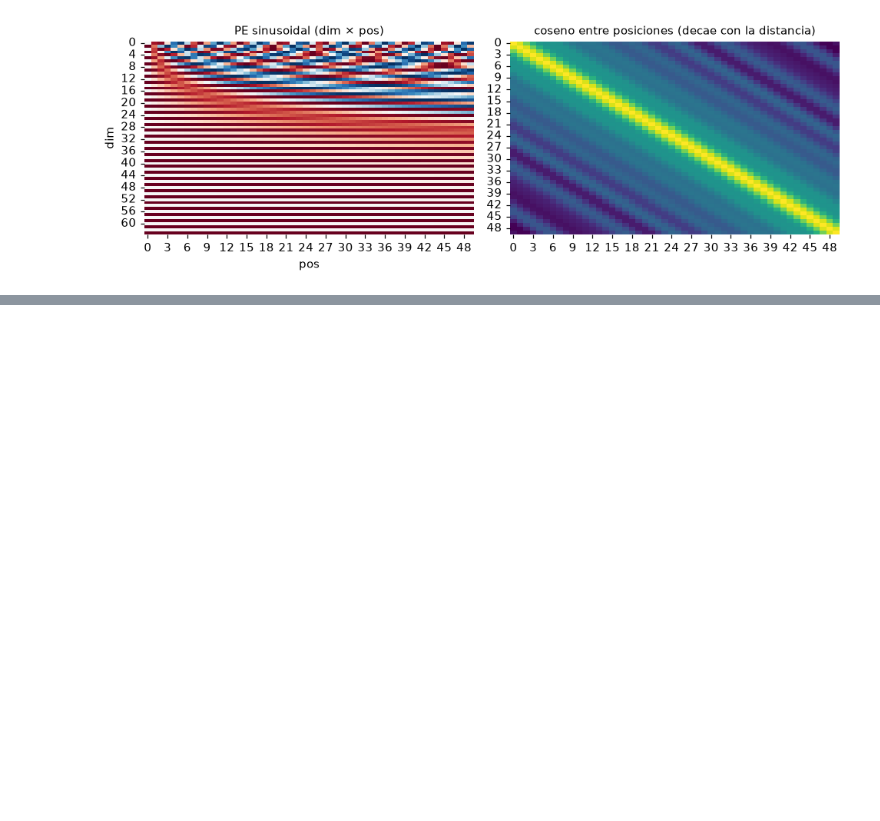
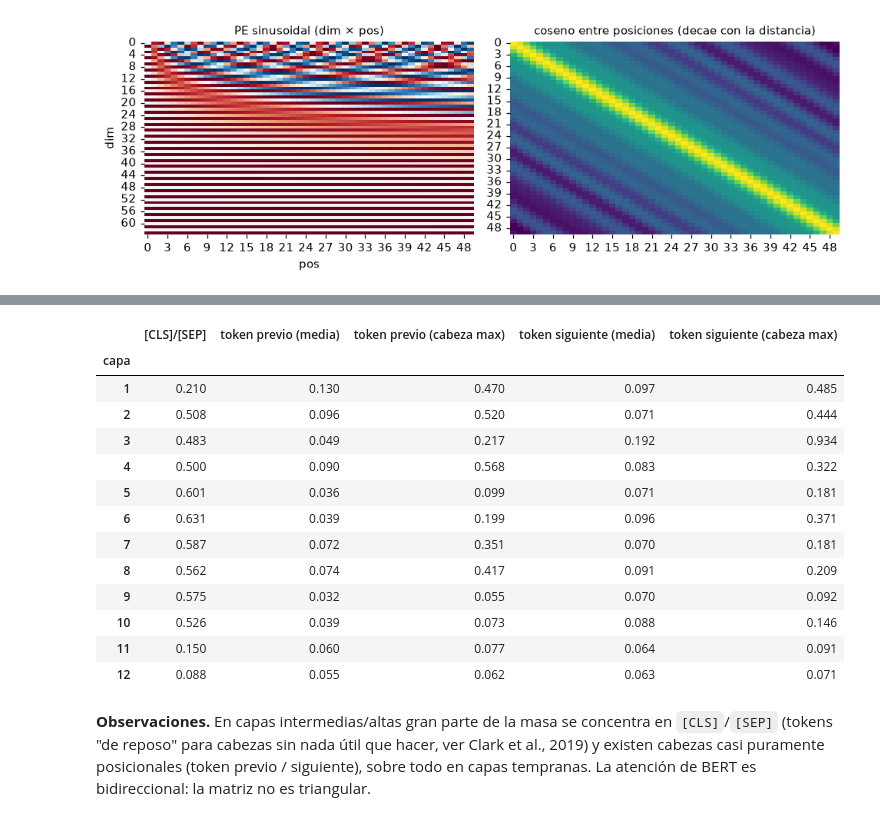
Before and after one commit to AscencioSIUU/deepLearning, a Jupyter notebook: labs/hdb-transformers/notebook.ipynb, the cells around one changed output, grey strips where cells are left out. Saved outputs shown, nothing was run; the diff lists cells and outputs as text; code cells hidden in the pictures; blank space fills up the shorter version.

```diff
--- a/labs/hdb-transformers/notebook.ipynb
+++ b/labs/hdb-transformers/notebook.ipynb
@@ -180,0 +230,32 @@ OK: el producto depende solo de m-n;  sin RoPE (3,1) vs (10,8): -4.3616242408752
+# %%
+# Patrones cuantificados: masa de atención en [CLS]/[SEP], en el token anterior y en el siguiente (media sobre cabezas)
+def pattern_stats(A, toks):
+    T = len(toks)
+    special = torch.tensor([t in ("[CLS]", "[SEP]") for t in toks])
+    prev = torch.stack([A[:, :, i, i - 1] for i in range(1, T)], -1).mean(-1)       # (L, H)
+    nxt = torch.stack([A[:, :, i, i + 1] for i in range(T - 1)], -1).mean(-1)
+    return pd.DataFrame({"capa": range(1, A.shape[0] + 1),
+                         "[CLS]/[SEP]": A[..., special].sum(-1).mean((1, 2)).numpy(),
+                         "token previo (media)": prev.mean(1).numpy(), "token previo (cabeza max)": prev.max(1).values.numpy(),
+                         "token siguiente (media)": nxt.mean(1).numpy(), "token siguiente (cabeza max)": nxt.max(1).values.numpy()}).set_index("capa")
+
+pattern_stats(A, toks).round(3)
+# %% [output]
+|  | [CLS]/[SEP] | token previo (media) | token previo (cabeza max) | token siguiente (media) | token siguiente (cabeza max) |
+| capa |  |  |  |  |  |
+| 1 | 0.210 | 0.130 | 0.470 | 0.097 | 0.485 |
+| 2 | 0.508 | 0.096 | 0.520 | 0.071 | 0.444 |
+| 3 | 0.483 | 0.049 | 0.217 | 0.192 | 0.934 |
+| 4 | 0.500 | 0.090 | 0.568 | 0.083 | 0.322 |
+| 5 | 0.601 | 0.036 | 0.099 | 0.071 | 0.181 |
+| 6 | 0.631 | 0.039 | 0.199 | 0.096 | 0.371 |
+| 7 | 0.587 | 0.072 | 0.351 | 0.070 | 0.181 |
+| 8 | 0.562 | 0.074 | 0.417 | 0.091 | 0.209 |
+| 9 | 0.575 | 0.032 | 0.055 | 0.070 | 0.092 |
+| 10 | 0.526 | 0.039 | 0.073 | 0.088 | 0.146 |
+| 11 | 0.150 | 0.060 | 0.077 | 0.064 | 0.091 |
+| 12 | 0.088 | 0.055 | 0.062 | 0.063 | 0.071 |
+# %% [markdown]
+**Observaciones.** En capas intermedias/altas gran parte de la masa se concentra en `[CLS]`/`[SEP]` (tokens "de reposo" para
+cabezas sin nada útil que hacer, ver Clark et al., 2019) y existen cabezas casi puramente posicionales (token previo / siguiente),
+sobre todo en capas tempranas. La atención de BERT es bidireccional: la matriz no es triangular.
```
Also changed, not shown: parts of 8 cells of this notebook, 4 other files.
